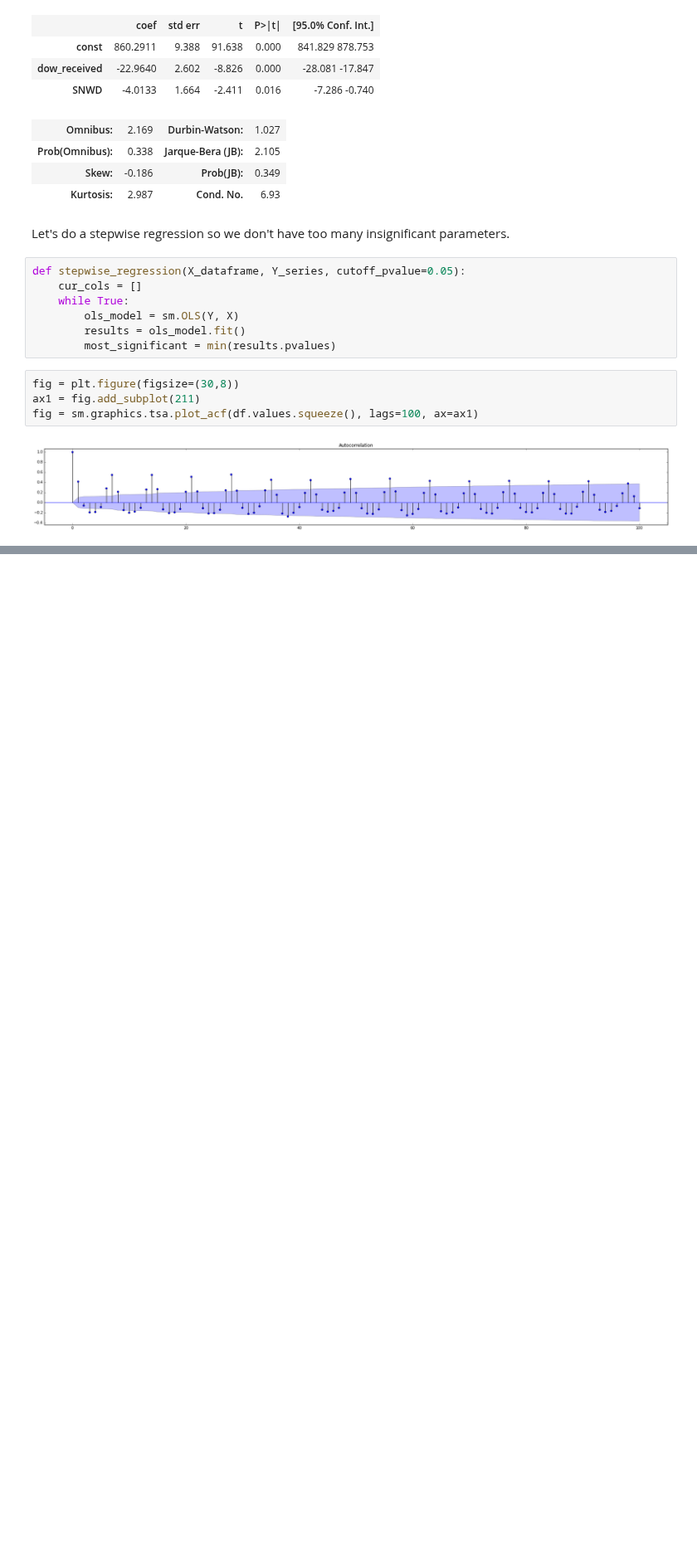
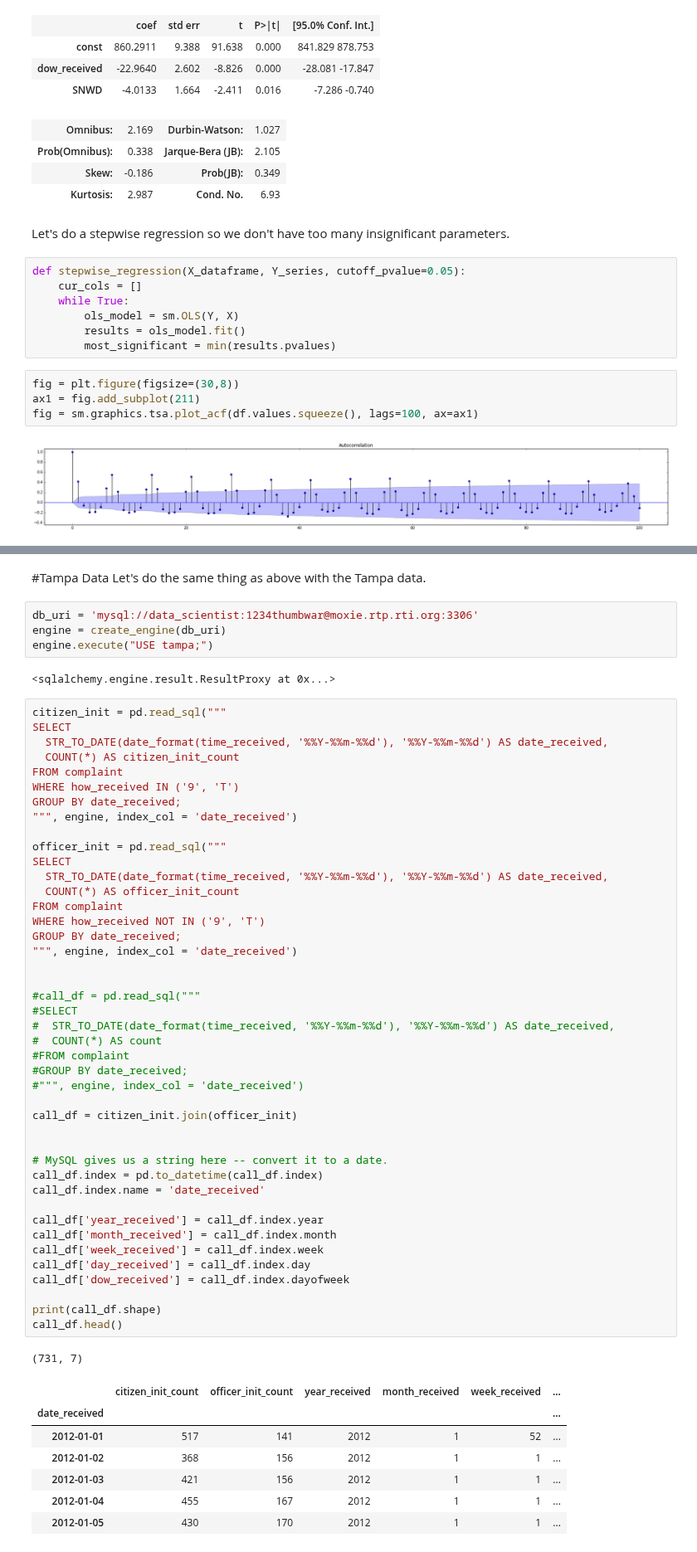
Before and after one commit to shihabhasan/call-for-service, a Jupyter notebook: working_files/notebooks/Time Series Analysis.ipynb, the cells around one changed output, grey strips where cells are left out. Shown at 83% size. Cells and saved outputs as stored; diff of their text form; blank space fills up the shorter version.

```diff
--- a/working_files/notebooks/Time Series Analysis.ipynb
+++ b/working_files/notebooks/Time Series Analysis.ipynb
@@ -244,0 +249,61 @@ sm.tsa.stattools.arma_order_select_ic(df, max_ar=14, max_ma=14)
+# %% [markdown]
+#Tampa Data
+Let's do the same thing as above with the Tampa data.
+# %%
+db_uri = 'mysql://data_scientist:1234thumbwar@moxie.rtp.rti.org:3306'
+engine = create_engine(db_uri)
+engine.execute("USE tampa;")
+# %% [output]
+<sqlalchemy.engine.result.ResultProxy at 0x...>
+# %%
+citizen_init = pd.read_sql("""
+SELECT
+  STR_TO_DATE(date_format(time_received, '%%Y-%%m-%%d'), '%%Y-%%m-%%d') AS date_received,
+  COUNT(*) AS citizen_init_count
+FROM complaint
+WHERE how_received IN ('9', 'T')
+GROUP BY date_received;
+""", engine, index_col = 'date_received')
+
+officer_init = pd.read_sql("""
+SELECT
+  STR_TO_DATE(date_format(time_received, '%%Y-%%m-%%d'), '%%Y-%%m-%%d') AS date_received,
+  COUNT(*) AS officer_init_count
+FROM complaint
+WHERE how_received NOT IN ('9', 'T')
+GROUP BY date_received;
+""", engine, index_col = 'date_received')
+
+
+#call_df = pd.read_sql("""
+#SELECT
+#  STR_TO_DATE(date_format(time_received, '%%Y-%%m-%%d'), '%%Y-%%m-%%d') AS date_received,
+#  COUNT(*) AS count
+#FROM complaint
+#GROUP BY date_received;
+#""", engine, index_col = 'date_received')
+
+call_df = citizen_init.join(officer_init)
+
+
+# MySQL gives us a string here -- convert it to a date.
+call_df.index = pd.to_datetime(call_df.index)
+call_df.index.name = 'date_received'
+
+call_df['year_received'] = call_df.index.year
+call_df['month_received'] = call_df.index.month
+call_df['week_received'] = call_df.index.week
+call_df['day_received'] = call_df.index.day
+call_df['dow_received'] = call_df.index.dayofweek
+
+print(call_df.shape)
+call_df.head()
+# %% [output]
+(731, 7)
+|  | citizen_init_count | officer_init_count | year_received | month_received | week_received | ... |
+| date_received |  |  |  |  |  | ... |
+| 2012-01-01 | 517 | 141 | 2012 | 1 | 52 | ... |
+| 2012-01-02 | 368 | 156 | 2012 | 1 | 1 | ... |
+| 2012-01-03 | 421 | 156 | 2012 | 1 | 1 | ... |
+| 2012-01-04 | 455 | 167 | 2012 | 1 | 1 | ... |
+| 2012-01-05 | 430 | 170 | 2012 | 1 | 1 | ... |
```
Also changed, not shown: parts of 12 cells of this notebook, 1 other file.
